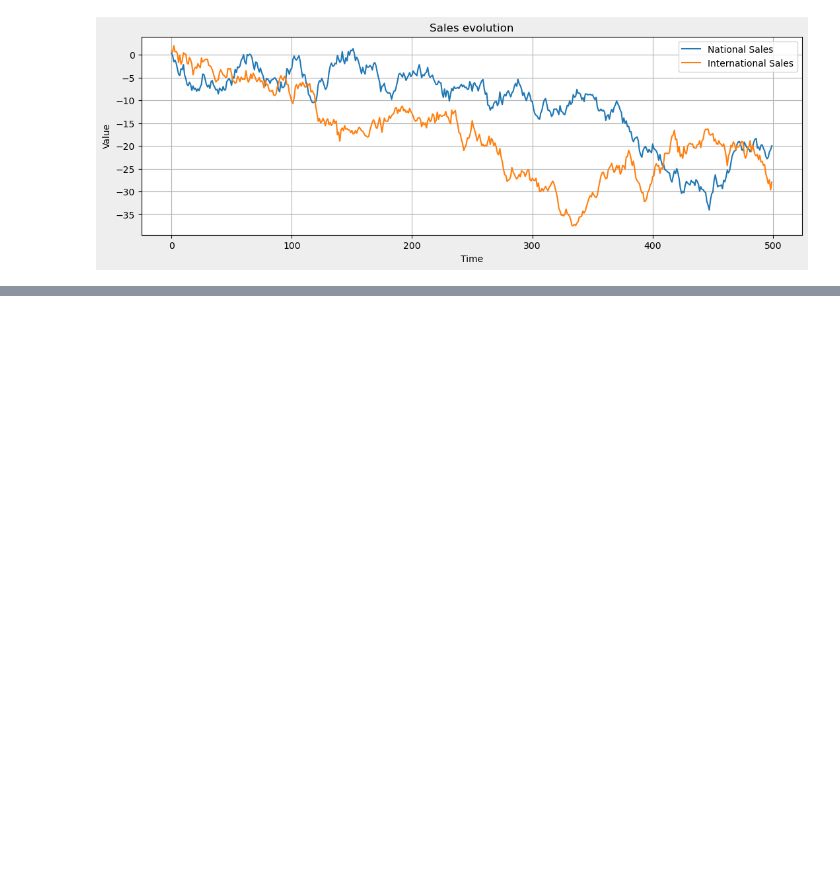
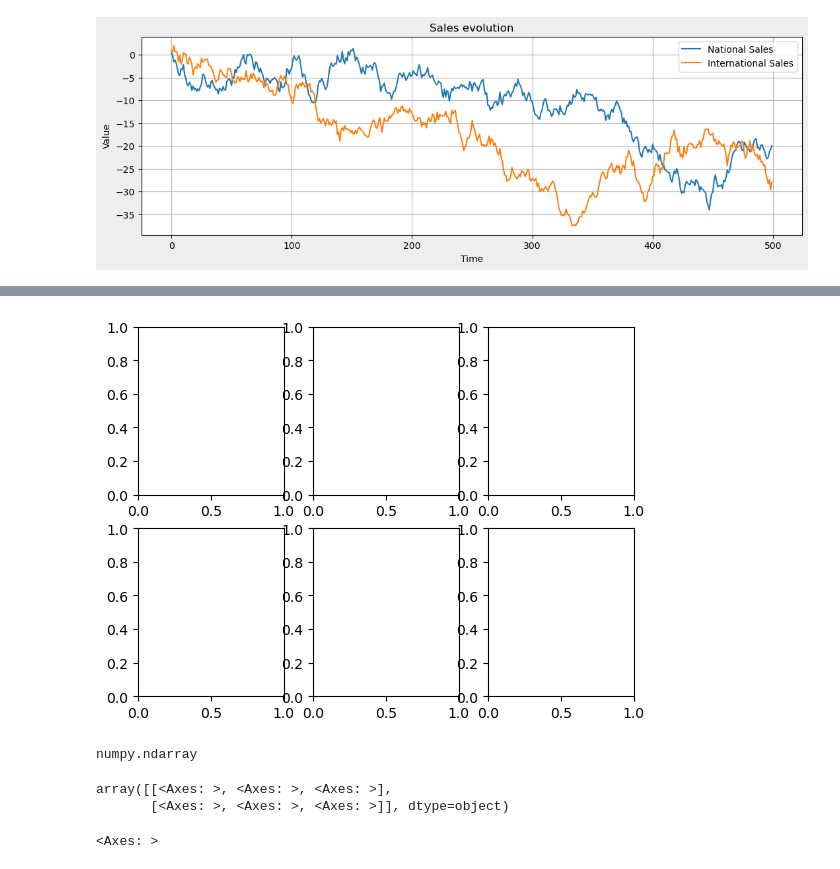
Before and after one commit to Dans182/jupyter-python, a Jupyter notebook: Daniel/20240416.ipynb, the cells around one changed output, grey strips where cells are left out. Drawn from its saved outputs; the diff is of its cells as text; code cells hidden in the pictures; blank space fills up the shorter version.

```diff
--- a/Daniel/20240416.ipynb
+++ b/Daniel/20240416.ipynb
@@ -340,0 +367,17 @@ ax.legend();
+# %%
+fig, ax = plt.subplots(2, 3) #me permite crear un grid de conjunto de ejes.
+# %% [output]
+[figure, added]
+# %%
+type(ax)
+# %% [output]
+numpy.ndarray
+# %%
+ax
+# %% [output]
+array([[<Axes: >, <Axes: >, <Axes: >],
+       [<Axes: >, <Axes: >, <Axes: >]], dtype=object)
+# %%
+ax[0, 1]
+# %% [output]
+<Axes: >
```
Also changed, not shown: parts of 7 cells of this notebook.
